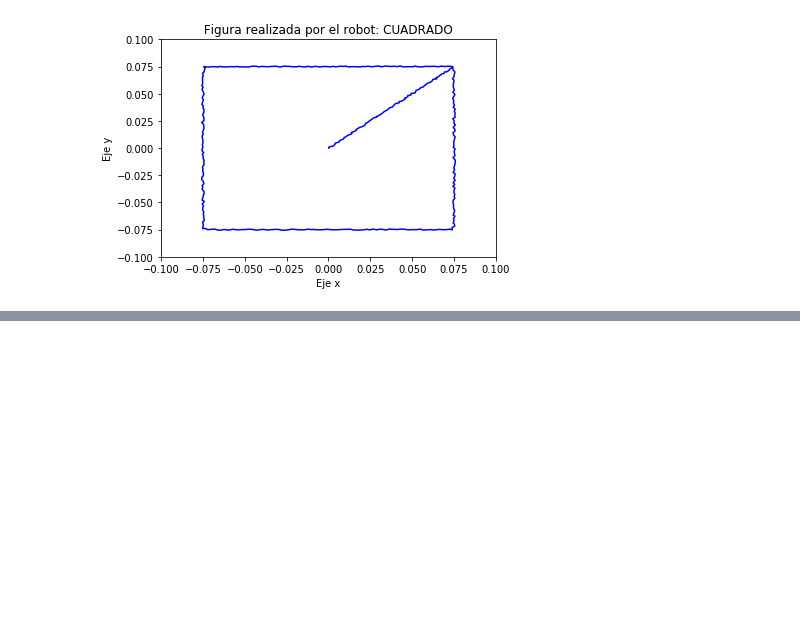
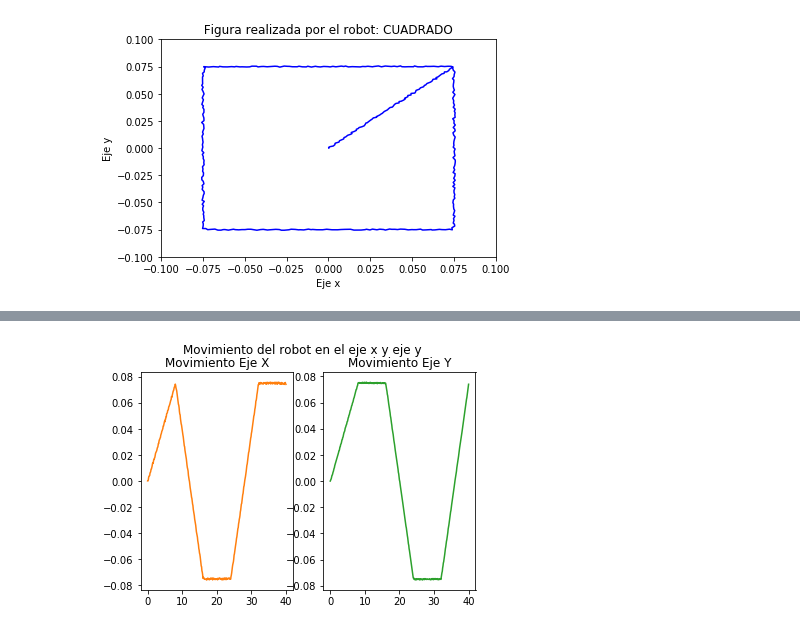
Before and after one commit to kabirivan/CDRR-Movement, a Jupyter notebook: TrabajoFinal_XavierAguas.ipynb, the cells around one changed output, grey strips where cells are left out. Saved outputs shown, nothing was run; the diff lists cells and outputs as text; code cells hidden in the pictures; blank space fills up the shorter version.

```diff
--- a/TrabajoFinal_XavierAguas.ipynb
+++ b/TrabajoFinal_XavierAguas.ipynb
@@ -152,0 +153,11 @@ plt.show()
+# %%
+time = square_figure['time'];
+fig, axs = plt.subplots(2, sharex=True, gridspec_kw={'hspace': 0})
+fig.suptitle('Movimiento del robot en el eje x y eje y')
+axs[0].set_title('Movimiento Eje X')
+axs[1].set_title('Movimiento Eje Y')
+axs[0].plot(time, xrobot1, 'tab:orange')
+axs[1].plot(time, yrobot1, 'tab:green')
+plt.show()
+# %% [output]
+[figure, added]
```
Also changed, not shown: parts of 1 cell of this notebook, 1 other file.
